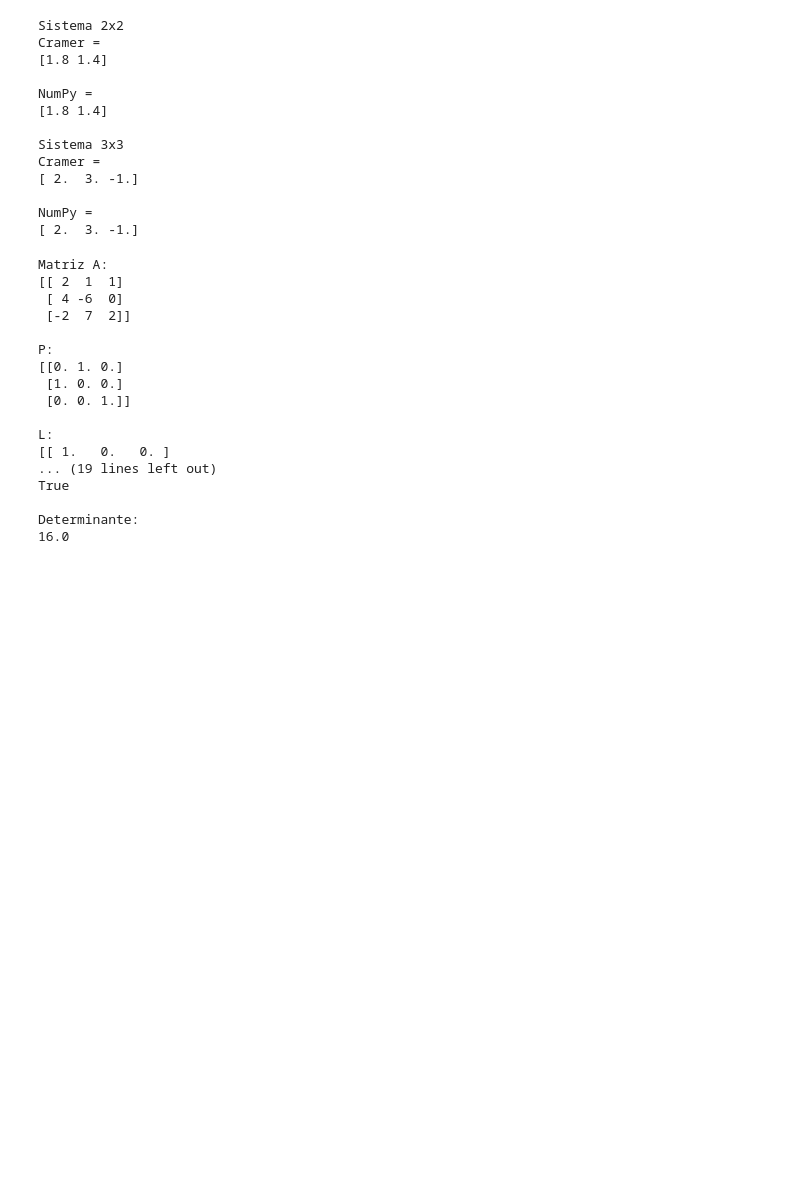
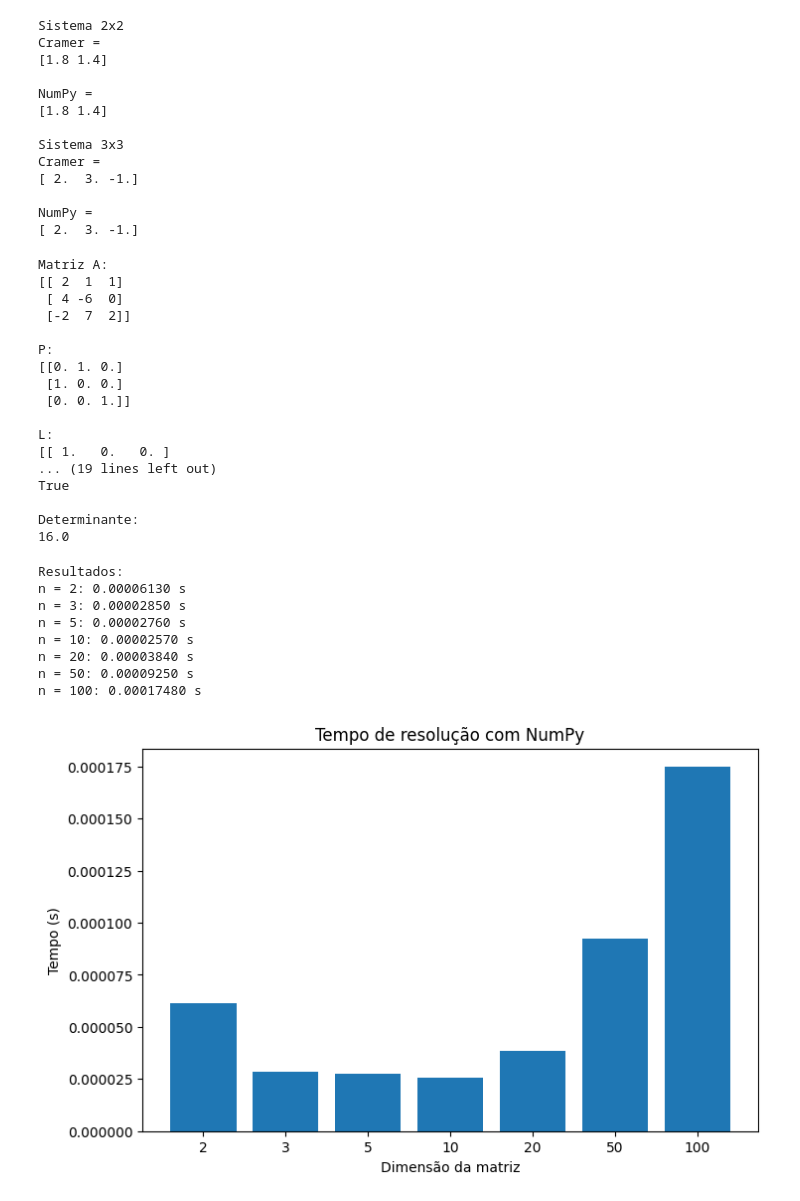
Before and after one commit to DiogoRibeiro7/linear-algebra-with-python, a Jupyter notebook: assignments/submissions/40250383/05/python/cramer_lu.ipynb, the cells around one changed output. Saved outputs shown, nothing was run; the diff lists cells and outputs as text; code cells hidden in the pictures; blank space fills up the shorter version.

```diff
--- a/assignments/submissions/40250383/05/python/cramer_lu.ipynb
+++ b/assignments/submissions/40250383/05/python/cramer_lu.ipynb
@@ -121,3 +121,51 @@ True
 
 Determinante:
 16.0
+# %%
+import numpy as np
+import time
+import matplotlib.pyplot as plt
+
+tamanhos = [2, 3, 5, 10, 20, 50, 100]
+
+tempos_numpy = []
+
+for n in tamanhos:
+
+    A = np.random.rand(n, n)
+
+    while abs(np.linalg.det(A)) < 1e-10:
+        A = np.random.rand(n, n)
+
+    b = np.random.rand(n)
+
+    inicio = time.perf_counter()
+
+    np.linalg.solve(A, b)
+
+    fim = time.perf_counter()
+
+    tempos_numpy.append(fim - inicio)
+
+print("Resultados:")
+
+for n, t in zip(tamanhos, tempos_numpy):
+    print(f"n = {n}: {t:.8f} s")
+
+plt.figure(figsize=(8,5))
+plt.bar([str(n) for n in tamanhos], tempos_numpy)
+plt.title("Tempo de resolução com NumPy")
+plt.xlabel("Dimensão da matriz")
+plt.ylabel("Tempo (s)")
+plt.savefig("benchmark.png")
+plt.show()
+# %% [output]
+Resultados:
+n = 2: 0.00006130 s
+n = 3: 0.00002850 s
+n = 5: 0.00002760 s
+n = 10: 0.00002570 s
+n = 20: 0.00003840 s
+n = 50: 0.00009250 s
+n = 100: 0.00017480 s
+[figure, added]
```
Also changed, not shown: parts of 2 cells of this notebook, 3 other files.
